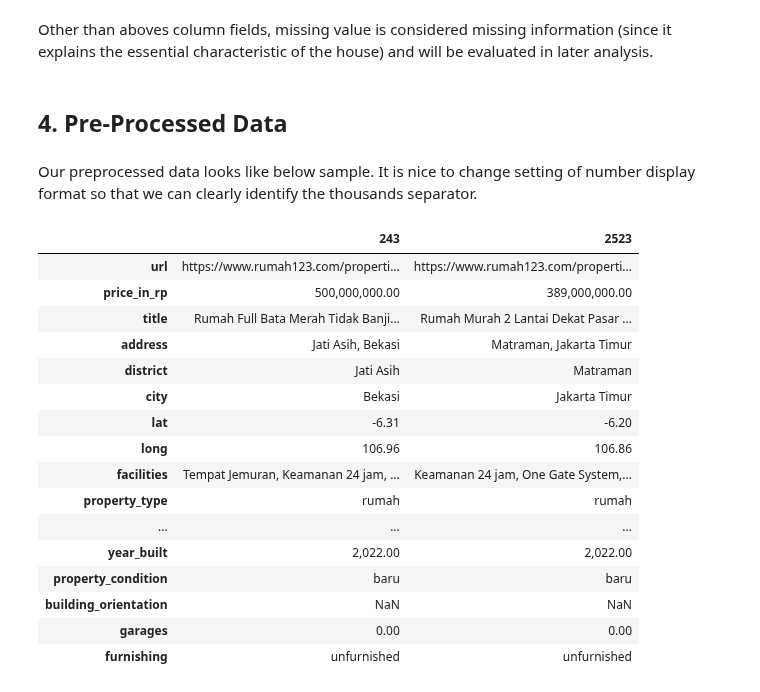
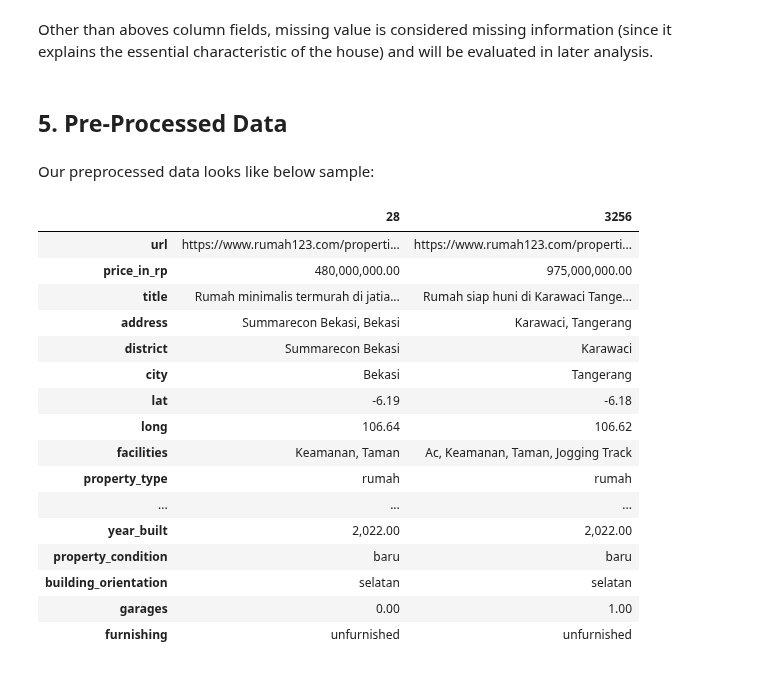
Before and after one commit to nbarizki/jabodetabekhousepricing, a Jupyter notebook: 1 - Data Pre-Processing.ipynb, the cells around one changed output. Drawn from its saved outputs; the diff is of its cells as text; code cells hidden in the pictures.

```diff
--- a/1 - Data Pre-Processing.ipynb
+++ b/1 - Data Pre-Processing.ipynb
@@ -11,18 +11,18 @@ from numpy import vectorize
 import ast
 # %%
 file_names = [
-    'Scraped_Data/Bekasi_2022-10-09_16-57_page_1_to_50.csv',
-    'Scraped_Data/Bogor_2022-10-08_17-49_page_1_to_20.csv',
-    'Scraped_Data/Bogor_2022-10-08_18-19_page_21_to_30.csv',
-    'Scraped_Data/Bogor_2022-10-09_18-20_page_31_to_50.csv',
-    'Scraped_Data/Depok_2022-10-09_17-17_page_1_to_21.csv',
-    'Scraped_Data/Depok_2022-10-09_14-23_page_22_to_50.csv',
-    'Scraped_Data/Jakarta_2022-10-07_08-14_page_1_to_10.csv',
-    'Scraped_Data/Jakarta_2022-10-08_13-34_page_11_to_20.csv',
-    'Scraped_Data/Jakarta_2022-10-09_17-20_page_21_to_37.csv',
-    'Scraped_Data/Jakarta_2022-10-08_15-00_page_38_to_40.csv',
-    'Scraped_Data/Jakarta_2022-10-08_15-41_page_41_to_50.csv',
-    'Scraped_Data/Tangerang_2022-10-08_21-10_page_1_to_50.csv'
+    'Scraped_Data/raw/Bekasi_2022-10-09_16-57_page_1_to_50.csv',
+    'Scraped_Data/raw/Bogor_2022-10-08_17-49_page_1_to_20.csv',
+    'Scraped_Data/raw/Bogor_2022-10-08_18-19_page_21_to_30.csv',
+    'Scraped_Data/raw/Bogor_2022-10-09_18-20_page_31_to_50.csv',
+    'Scraped_Data/raw/Depok_2022-10-09_17-17_page_1_to_21.csv',
+    'Scraped_Data/raw/Depok_2022-10-09_14-23_page_22_to_50.csv',
+    'Scraped_Data/raw/Jakarta_2022-10-07_08-14_page_1_to_10.csv',
+    'Scraped_Data/raw/Jakarta_2022-10-08_13-34_page_11_to_20.csv',
+    'Scraped_Data/raw/Jakarta_2022-10-09_17-20_page_21_to_37.csv',
+    'Scraped_Data/raw/Jakarta_2022-10-08_15-00_page_38_to_40.csv',
+    'Scraped_Data/raw/Jakarta_2022-10-08_15-41_page_41_to_50.csv',
+    'Scraped_Data/raw/Tangerang_2022-10-08_21-10_page_1_to_50.csv'
 ]
 
 df = pd.concat(
@@ -530,30 +532,28 @@ df[
 # %% [markdown]
 Other than aboves column fields, missing value is considered missing information (since it explains the essential characteristic of the house) and will be evaluated in later analysis.
 # %% [markdown]
-## 4. Pre-Processed Data
+## 5. Pre-Processed Data
-# %% [markdown]
-Our preprocessed data looks like below sample. It is nice to change setting of number display format so that we can clearly identify the thousands separator.
+# %% [markdown]
+Our preprocessed data looks like below sample:
 # %%
-pd.set_option('display.float_format', '{:,.2f}'.format)
-
-df.sample(2).T
+df[~df.isna()].sample(2).T
 # %% [output]
-|  | 243 | 2523 |
+|  | 28 | 3256 |
 | url | https://www.rumah123.com/properti... | https://www.rumah123.com/properti... |
-| price_in_rp | 500,000,000.00 | 389,000,000.00 |
-| title | Rumah Full Bata Merah Tidak Banji... | Rumah Murah 2 Lantai Dekat Pasar ... |
-| address | Jati Asih, Bekasi | Matraman, Jakarta Timur |
-| district | Jati Asih | Matraman |
-| city | Bekasi | Jakarta Timur |
-| lat | -6.31 | -6.20 |
-| long | 106.96 | 106.86 |
-| facilities | Tempat Jemuran, Keamanan 24 jam, ... | Keamanan 24 jam, One Gate System,... |
+| price_in_rp | 480,000,000.00 | 975,000,000.00 |
+| title | Rumah minimalis termurah di jatia... | Rumah siap huni di Karawaci Tange... |
+| address | Summarecon Bekasi, Bekasi | Karawaci, Tangerang |
+| district | Summarecon Bekasi | Karawaci |
+| city | Bekasi | Tangerang |
+| lat | -6.19 | -6.18 |
+| long | 106.64 | 106.62 |
+| facilities | Keamanan, Taman | Ac, Keamanan, Taman, Jogging Track |
 | property_type | rumah | rumah |
 | ... | ... | ... |
 | year_built | 2,022.00 | 2,022.00 |
 | property_condition | baru | baru |
-| building_orientation | NaN | NaN |
-| garages | 0.00 | 0.00 |
+| building_orientation | selatan | selatan |
+| garages | 0.00 | 1.00 |
 | furnishing | unfurnished | unfurnished |
 # %%
 df.to_csv('Scraped_Data/jabodetabek_house_price.csv', index=False)
```
Also changed, not shown: parts of 15 cells of this notebook, 1 other file.
